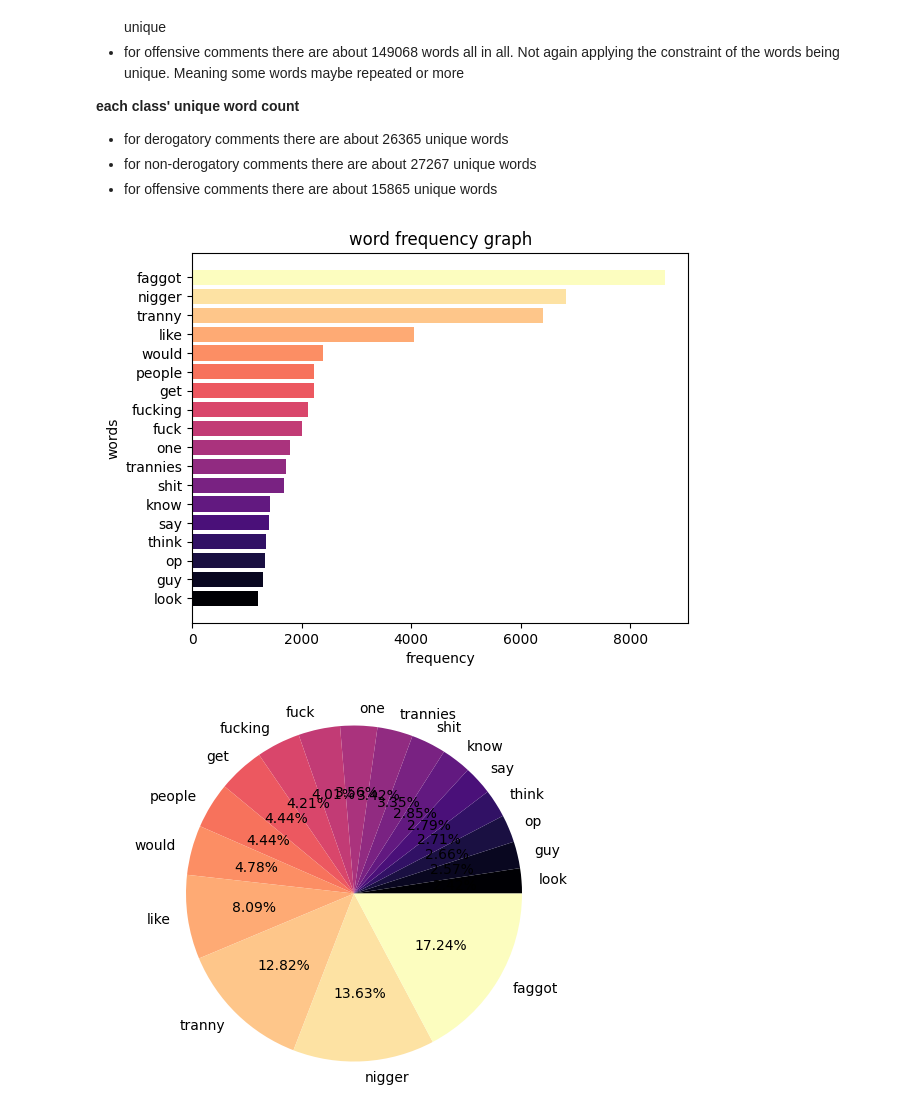
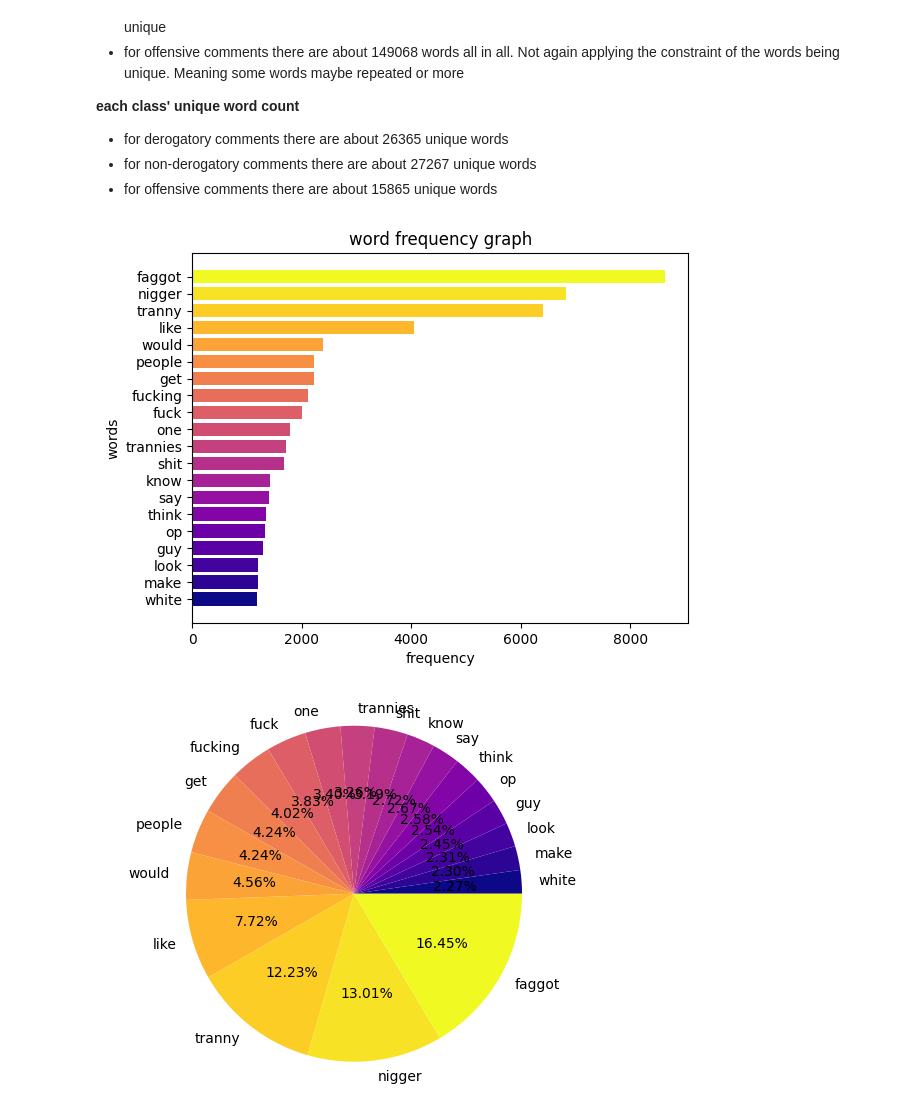
Before and after one commit to 08Aristodemus24/hate-speech-classifier, a Jupyter notebook: hate_speech_data_eda.ipynb, the cells around one changed output. Saved outputs shown, nothing was run; the diff lists cells and outputs as text; code cells hidden in the pictures.

```diff
--- a/hate_speech_data_eda.ipynb
+++ b/hate_speech_data_eda.ipynb
@@ -178,9 +182,9 @@ Length: 15865, dtype: int64
 * for non-derogatory comments there are about 27267 unique words
 * for offensive comments there are about 15865 unique words
 # %%
-view_word_frequency(derog_counts, colormap='magma', label='derogatory words frequencies', limit=18)
-view_word_frequency(derog_counts, colormap='magma', label='derogatory words frequencies', kind='pie', limit=18)
+view_word_frequency(derog_counts, colormap='plasma', label='derogatory words frequencies', limit=20)
+view_word_frequency(derog_counts, colormap='plasma', label='derogatory words frequencies', kind='pie', limit=20)
 # %% [output]
-[figure, old version]
+[figure, new version]
-[figure, old version]
+[figure, new version]
 # %%
```
Also changed, not shown: parts of 3 cells of this notebook, 2 other files.
